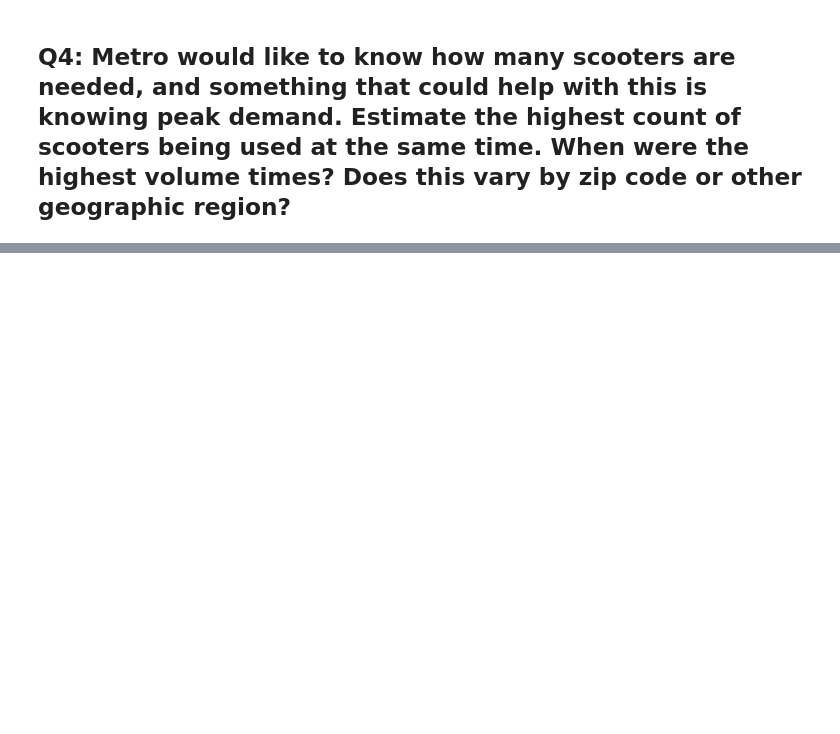
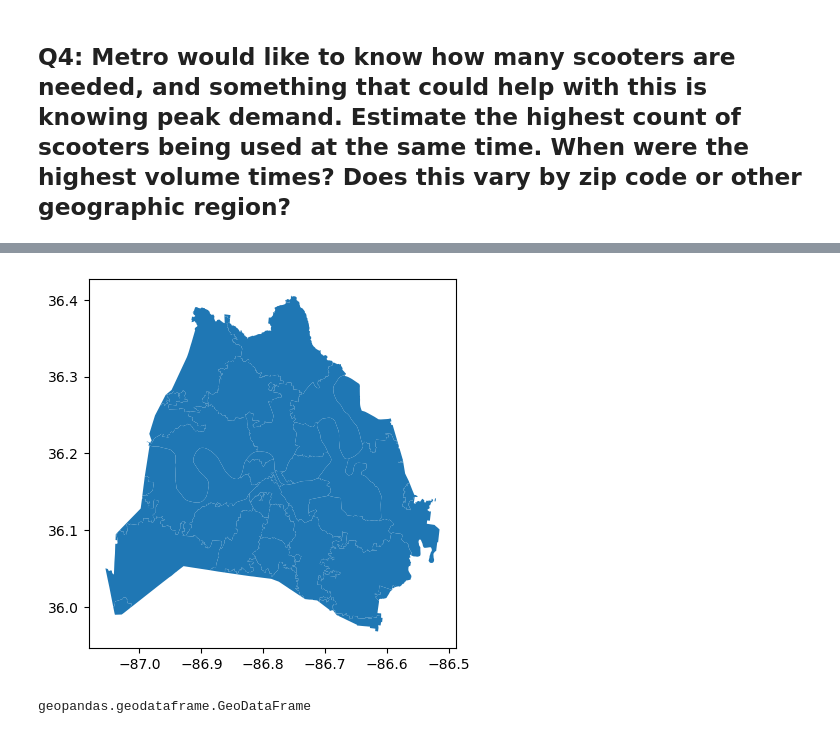
Before and after one commit to NSS-Data-Analytics-Cohort-11/scooters-supreme, a Jupyter notebook: notebooks/scooters.ipynb, the cells around one changed output, grey strips where cells are left out. Drawn from its saved outputs; the diff is of its cells as text; code cells hidden in the pictures; blank space fills up the shorter version.

Commit message:
Q4 code finished, starting on visuals

```diff
--- a/notebooks/scooters.ipynb
+++ b/notebooks/scooters.ipynb
@@ -306,0 +538,5 @@ memory usage: 77.7+ MB
+# %%
+#loading in Nashville zipcode data
+zipcodes = gpd.read_file('../data/zipcodes.geojson')
+print(zipcodes.crs)
+zipcodes.head( )
@@ -306,0 +551,4 @@ memory usage: 77.7+ MB
+# %%
+zipcodes.plot();
+# %% [output]
+[figure, added]
@@ -306,0 +560,4 @@ memory usage: 77.7+ MB
+# %%
+type(tripsstart_geo)
+# %% [output]
+geopandas.geodataframe.GeoDataFrame
```
Also changed, not shown: parts of 37 cells of this notebook.
